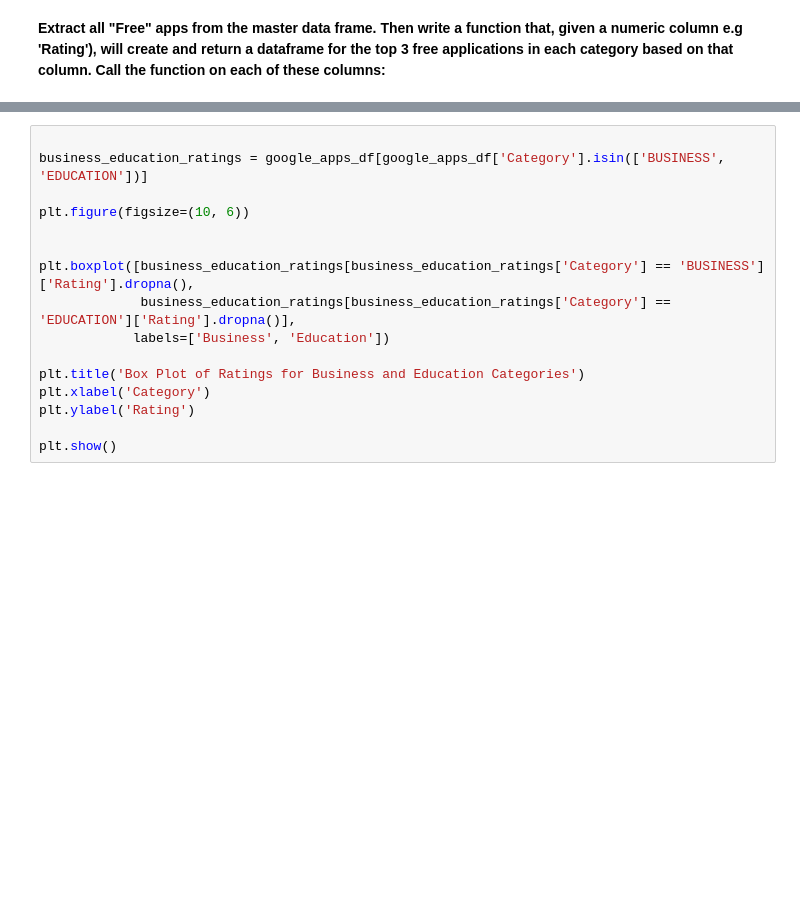
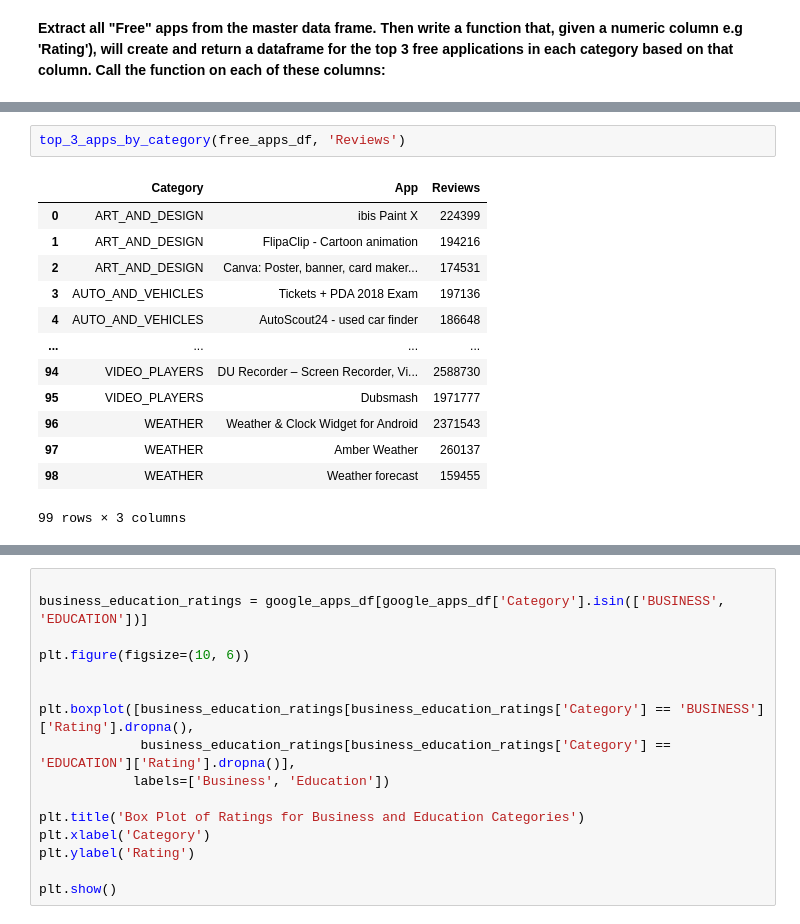
Before and after one commit to Benyaminwasnthere/-Assignment3, a Jupyter notebook: google_apps.ipynb, the cells around one changed output, grey strips where cells are left out. Cells and saved outputs as stored; diff of their text form; blank space fills up the shorter version.

```diff
--- a/google_apps.ipynb
+++ b/google_apps.ipynb
@@ -263,0 +252,16 @@ Reviews (gives top 3 most reviewed applications in each category)
+# %%
+top_3_apps_by_category(free_apps_df, 'Reviews')
+# %% [output]
+|  | Category | App | Reviews |
+| 0 | ART_AND_DESIGN | ibis Paint X | 224399 |
+| 1 | ART_AND_DESIGN | FlipaClip - Cartoon animation | 194216 |
+| 2 | ART_AND_DESIGN | Canva: Poster, banner, card maker... | 174531 |
+| 3 | AUTO_AND_VEHICLES | Tickets + PDA 2018 Exam | 197136 |
+| 4 | AUTO_AND_VEHICLES | AutoScout24 - used car finder | 186648 |
+| ... | ... | ... | ... |
+| 94 | VIDEO_PLAYERS | DU Recorder – Screen Recorder, Vi... | 2588730 |
+| 95 | VIDEO_PLAYERS | Dubsmash | 1971777 |
+| 96 | WEATHER | Weather & Clock Widget for Android | 2371543 |
+| 97 | WEATHER | Amber Weather | 260137 |
+| 98 | WEATHER | Weather forecast | 159455 |
+99 rows × 3 columns
```
Also changed, not shown: parts of 14 cells of this notebook.
